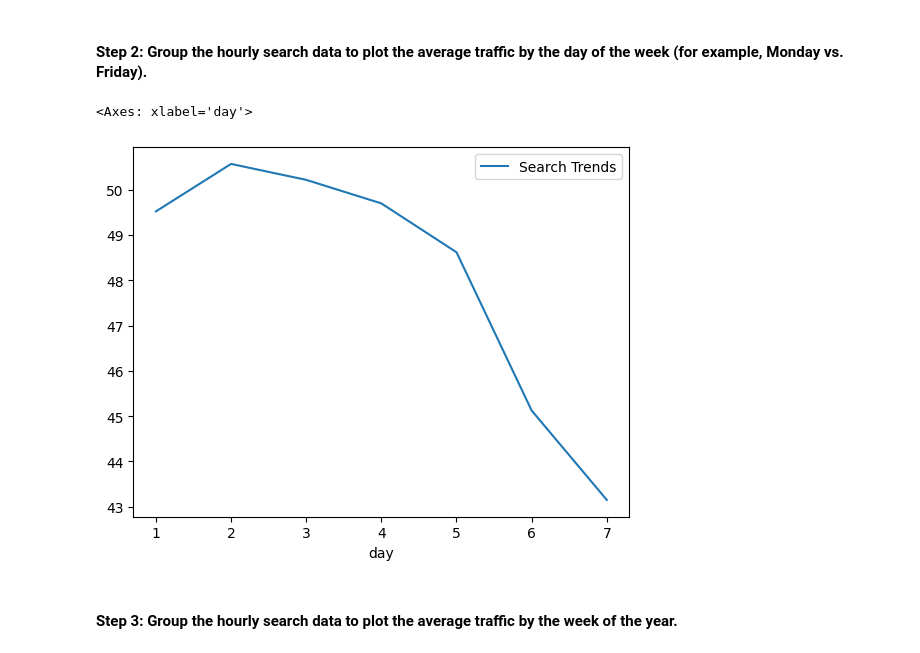
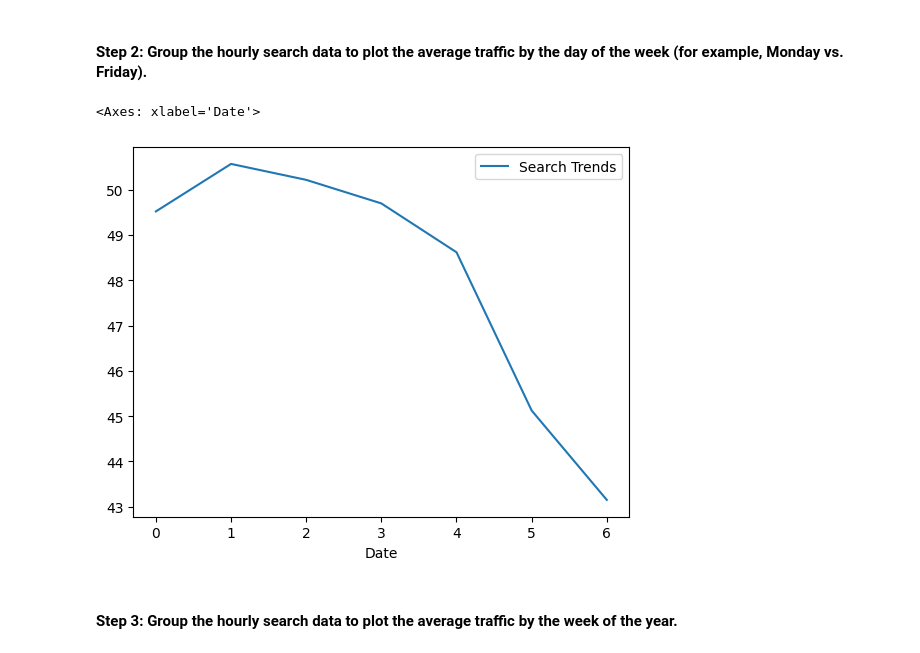
Before and after one commit to azcafriz13/prophet-challenge, a Jupyter notebook: forecasting_net_prophet.ipynb, the cells around one changed output. Drawn from its saved outputs; the diff is of its cells as text; code cells hidden in the pictures.

```diff
--- a/forecasting_net_prophet.ipynb
+++ b/forecasting_net_prophet.ipynb
@@ -88,3 +88,9 @@ display(df_mercado_trends.tail())
 | 2020-09-07 22:00:00 | 96 |
 | 2020-09-07 23:00:00 | 97 |
 | 2020-09-08 00:00:00 | 96 |
+# %%
+# Sort by Index (Added by Student)
+df_mercado_trends = df_mercado_trends.sort_index()
+# Review the first and last five rows of the DataFrame
+display(df_mercado_trends.head())
+display(df_mercado_trends.tail())
@@ -162,9 +241,11 @@ To that end, you want to mine the search traffic data for predictable seasonal p
 #### Step 2: Group the hourly search data to plot the average traffic by the day of the week (for example, Monday vs. Friday).
 # %%
 # Group the hourly search data to plot the average traffic by the day of week, using `df.index.isocalendar().day`.
+group_level_dayofweek = df_mercado_trends.index.dayofweek
+df_mercado_trends.groupby(group_level_dayofweek).mean().plot()
 # %% [output]
-<Axes: xlabel='day'>
+<Axes: xlabel='Date'>
-[figure, old version]
+[figure, new version]
 # %% [markdown]
 #### Step 3: Group the hourly search data to plot the average traffic by the week of the year.
 # %%
```
Also changed, not shown: parts of 25 cells of this notebook, 1 other file.
